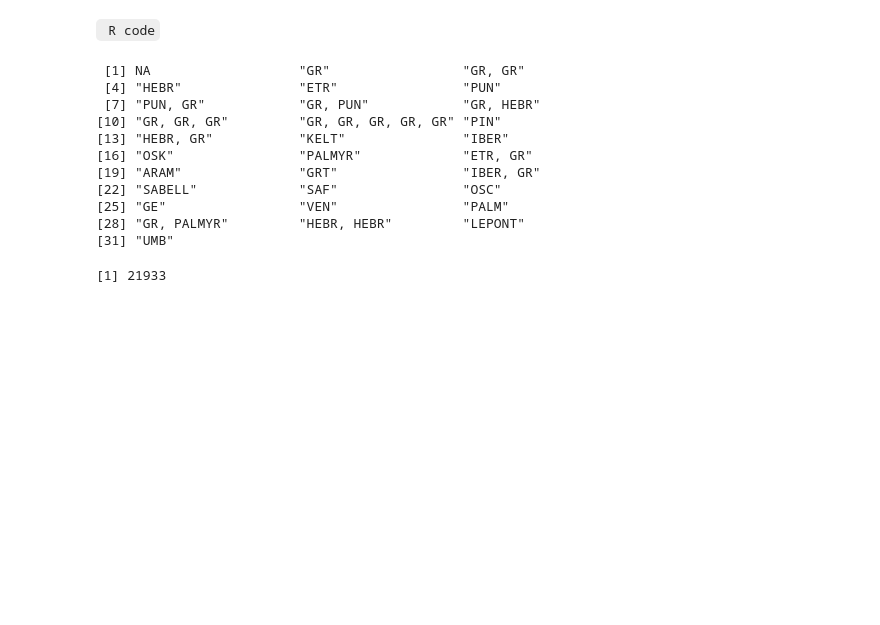
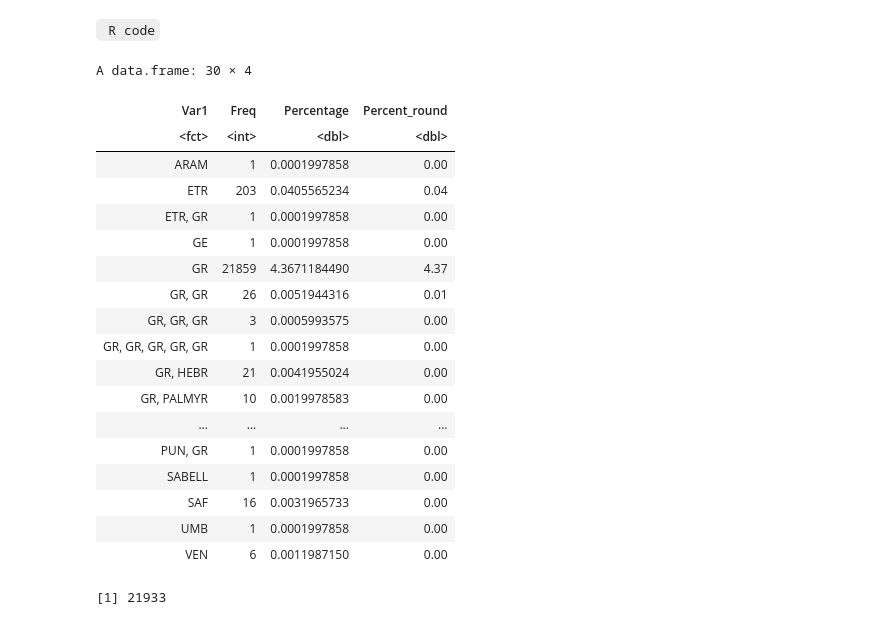
Before and after one commit to sdam-au/digital_epigraphy, a Jupyter notebook: scripts/1_data_hermeneutics_R_kernel.ipynb, the cells around one changed output. Drawn from its saved outputs; the diff is of its cells as text; code cells hidden in the pictures; blank space fills up the shorter version.

````diff
--- a/scripts/1_data_hermeneutics_R_kernel.ipynb
+++ b/scripts/1_data_hermeneutics_R_kernel.ipynb
@@ -100,11 +100,13 @@ The vast majority of the 81,476 inscriptions recorded in the EDH database is wri
 # %% [markdown]
 ```R code```
 # %%
-language<- as.data.frame(table(unlist(EDH$language)))
-language<- language %>%
+# How many languages are represented in EDH
+
+lang_EDH<- as.data.frame(table(unlist(EDH$language)))
+lang_EDH<- lang_EDH %>%
   mutate(Percentage = Freq/(nrow(EDH)/100))
-language$Percent_round<- round(language$Percentage, digits = 2)
-language
+lang_EDH$Percent_round<- round(lang_EDH$Percentage, digits = 2)
+lang_EDH
 # %% [output]
 A data.frame: 15 × 4
 | Var1 | Freq | Percentage | Percent_round |
@@ -302,19 +318,32 @@ From other language groups, EDCS contains data for inscriptions in Iberian, Etru
 ``` R code```
 # %%
 # How many and which combinations of languages are in EDCS?
-unique(EDCS$language)
+
+lang_EDCS<- as.data.frame(table(unlist(EDCS$language)))
+lang_EDCS<- lang_EDCS %>%
+  mutate(Percentage = Freq/(nrow(EDCS)/100))
+lang_EDCS$Percent_round<- round(lang_EDCS$Percentage, digits = 2)
+lang_EDCS
 # %% [output]
- [1] NA                   "GR"                 "GR, GR"
- [4] "HEBR"               "ETR"                "PUN"
- [7] "PUN, GR"            "GR, PUN"            "GR, HEBR"
-[10] "GR, GR, GR"         "GR, GR, GR, GR, GR" "PIN"
-[13] "HEBR, GR"           "KELT"               "IBER"
-[16] "OSK"                "PALMYR"             "ETR, GR"
-[19] "ARAM"               "GRT"                "IBER, GR"
-[22] "SABELL"             "SAF"                "OSC"
-[25] "GE"                 "VEN"                "PALM"
-[28] "GR, PALMYR"         "HEBR, HEBR"         "LEPONT"
-[31] "UMB"
+A data.frame: 30 × 4
+| Var1 | Freq | Percentage | Percent_round |
+| <fct> | <int> | <dbl> | <dbl> |
+| ARAM | 1 | 0.0001997858 | 0.00 |
+| ETR | 203 | 0.0405565234 | 0.04 |
+| ETR, GR | 1 | 0.0001997858 | 0.00 |
+| GE | 1 | 0.0001997858 | 0.00 |
+| GR | 21859 | 4.3671184490 | 4.37 |
+| GR, GR | 26 | 0.0051944316 | 0.01 |
+| GR, GR, GR | 3 | 0.0005993575 | 0.00 |
+| GR, GR, GR, GR, GR | 1 | 0.0001997858 | 0.00 |
+| GR, HEBR | 21 | 0.0041955024 | 0.00 |
+| GR, PALMYR | 10 | 0.0019978583 | 0.00 |
+| ... | ... | ... | ... |
+| PUN, GR | 1 | 0.0001997858 | 0.00 |
+| SABELL | 1 | 0.0001997858 | 0.00 |
+| SAF | 16 | 0.0031965733 | 0.00 |
+| UMB | 1 | 0.0001997858 | 0.00 |
+| VEN | 6 | 0.0011987150 | 0.00 |
 # %%
 # How many records contain text in Greek?
 grep(x = EDCS$language, "GR", value = TRUE) %>%
````
Also changed, not shown: parts of 25 cells of this notebook.
